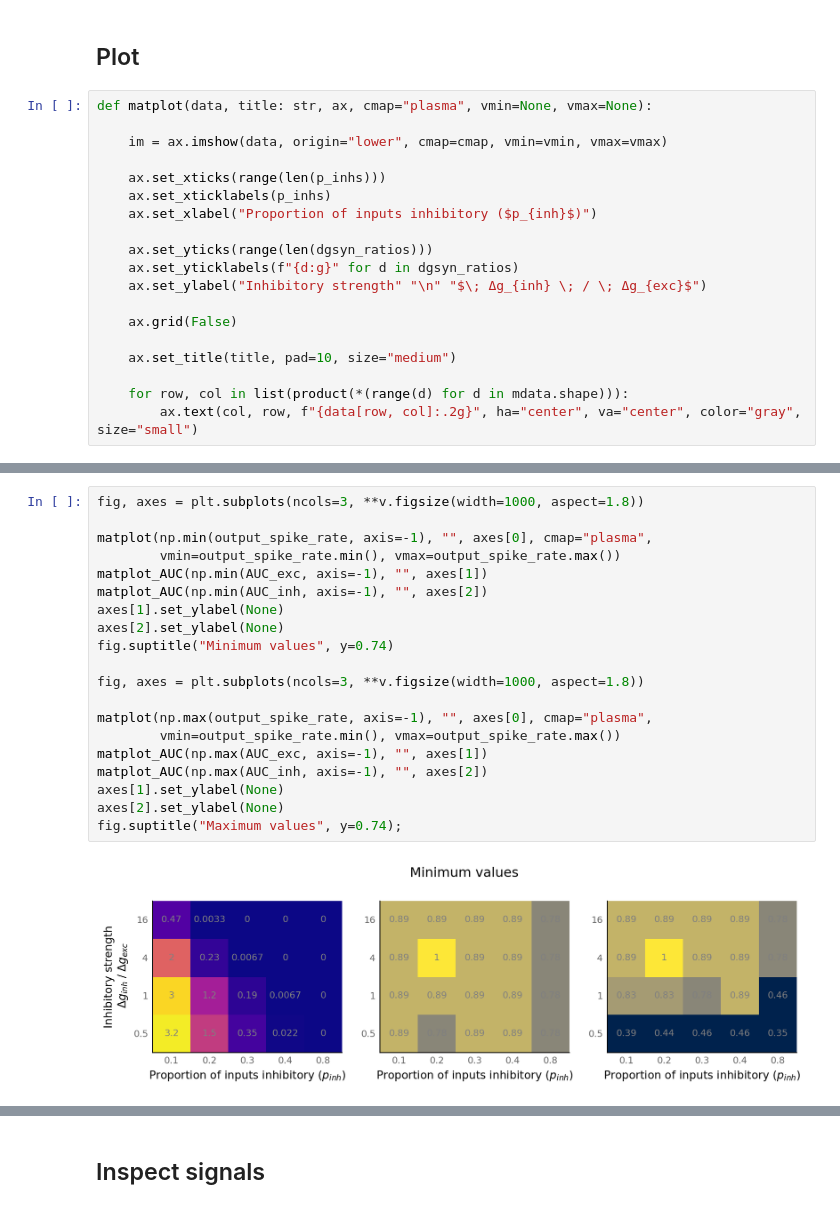
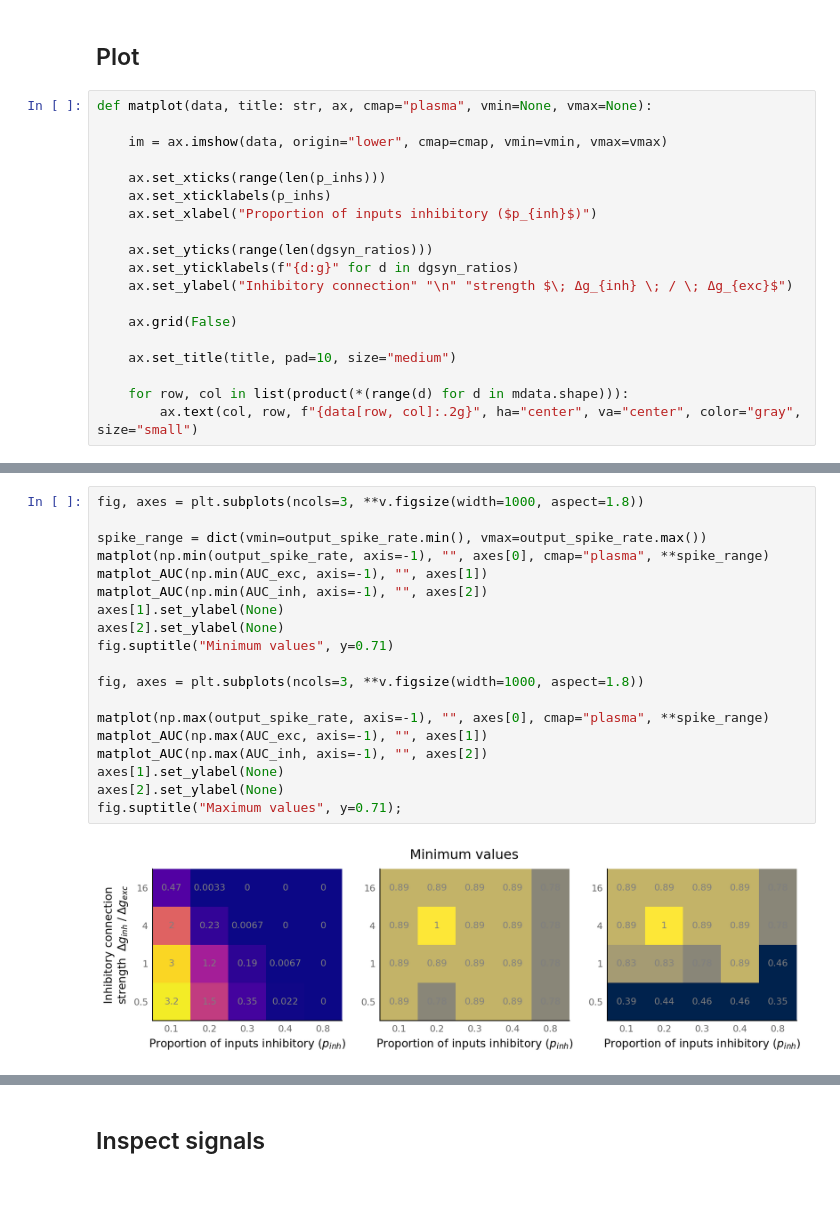
Before and after one commit to tfiers/phd, a Jupyter notebook: notebooks/2021-11-11__vary_both_inh_strength_and_proportion.ipynb, the cells around one changed output, grey strips where cells are left out. Saved outputs shown, nothing was run; the diff lists cells and outputs as text.

```diff
--- a/notebooks/2021-11-11__vary_both_inh_strength_and_proportion.ipynb
+++ b/notebooks/2021-11-11__vary_both_inh_strength_and_proportion.ipynb
@@ -113,7 +113,7 @@ def matplot(data, title: str, ax, cmap="plasma", vmin=None, vmax=None):
 
     ax.set_yticks(range(len(dgsyn_ratios)))
     ax.set_yticklabels(f"{d:g}" for d in dgsyn_ratios)
-    ax.set_ylabel("Inhibitory strength" "\n" "$\; Δg_{inh} \; / \; Δg_{exc}$")
+    ax.set_ylabel("Inhibitory connection" "\n" "strength $\; Δg_{inh} \; / \; Δg_{exc}$")
 
     ax.grid(False)
 
@@ -150,22 +150,21 @@ fig.suptitle("Coefficients of variation", y=0.74);
 # %%
 fig, axes = plt.subplots(ncols=3, **v.figsize(width=1000, aspect=1.8))
 
-matplot(np.min(output_spike_rate, axis=-1), "", axes[0], cmap="plasma",
-        vmin=output_spike_rate.min(), vmax=output_spike_rate.max())
+spike_range = dict(vmin=output_spike_rate.min(), vmax=output_spike_rate.max())
+matplot(np.min(output_spike_rate, axis=-1), "", axes[0], cmap="plasma", **spike_range)
 matplot_AUC(np.min(AUC_exc, axis=-1), "", axes[1])
 matplot_AUC(np.min(AUC_inh, axis=-1), "", axes[2])
 axes[1].set_ylabel(None)
 axes[2].set_ylabel(None)
-fig.suptitle("Minimum values", y=0.74)
+fig.suptitle("Minimum values", y=0.71)
 
 fig, axes = plt.subplots(ncols=3, **v.figsize(width=1000, aspect=1.8))
 
-matplot(np.max(output_spike_rate, axis=-1), "", axes[0], cmap="plasma",
-        vmin=output_spike_rate.min(), vmax=output_spike_rate.max())
+matplot(np.max(output_spike_rate, axis=-1), "", axes[0], cmap="plasma", **spike_range)
 matplot_AUC(np.max(AUC_exc, axis=-1), "", axes[1])
 matplot_AUC(np.max(AUC_inh, axis=-1), "", axes[2])
 axes[1].set_ylabel(None)
 axes[2].set_ylabel(None)
-fig.suptitle("Maximum values", y=0.74);
+fig.suptitle("Maximum values", y=0.71);
 # %% [output]
-[figure, old version]
+[figure, new version]
```
Also changed, not shown: parts of 4 cells of this notebook.
